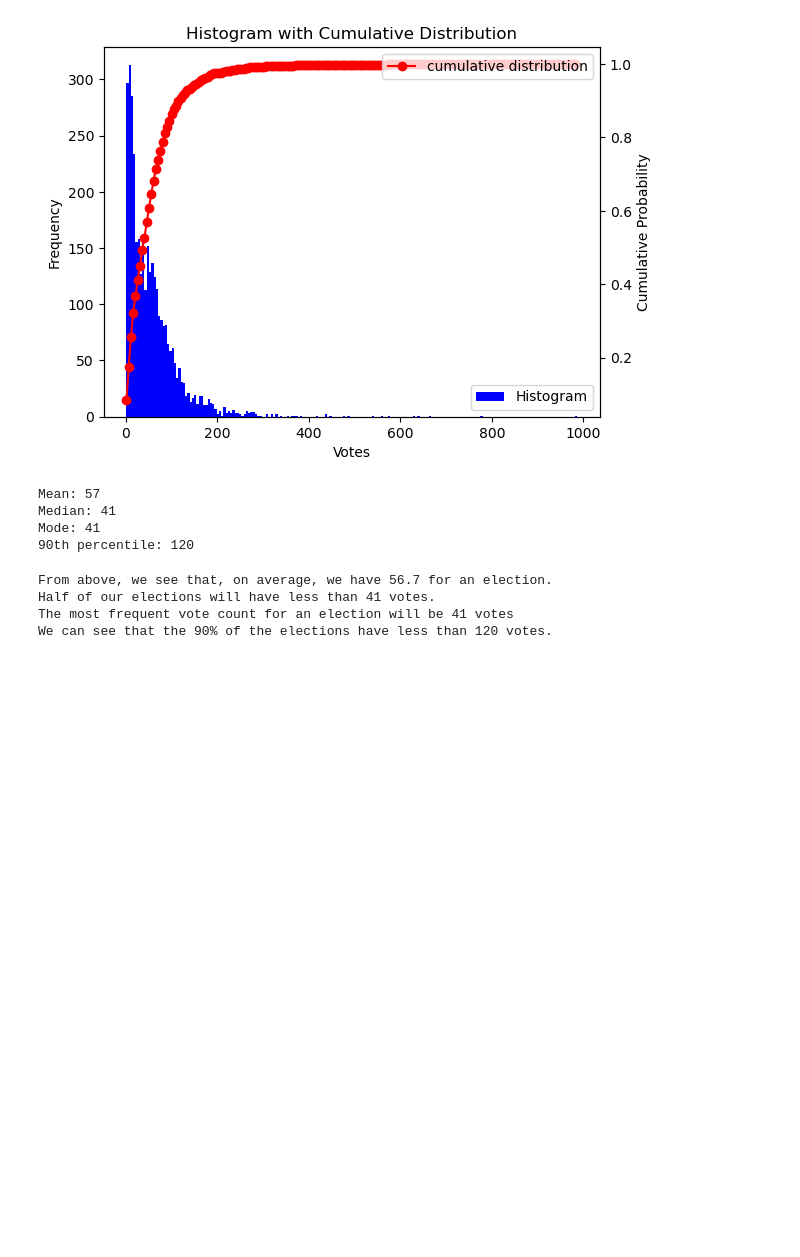
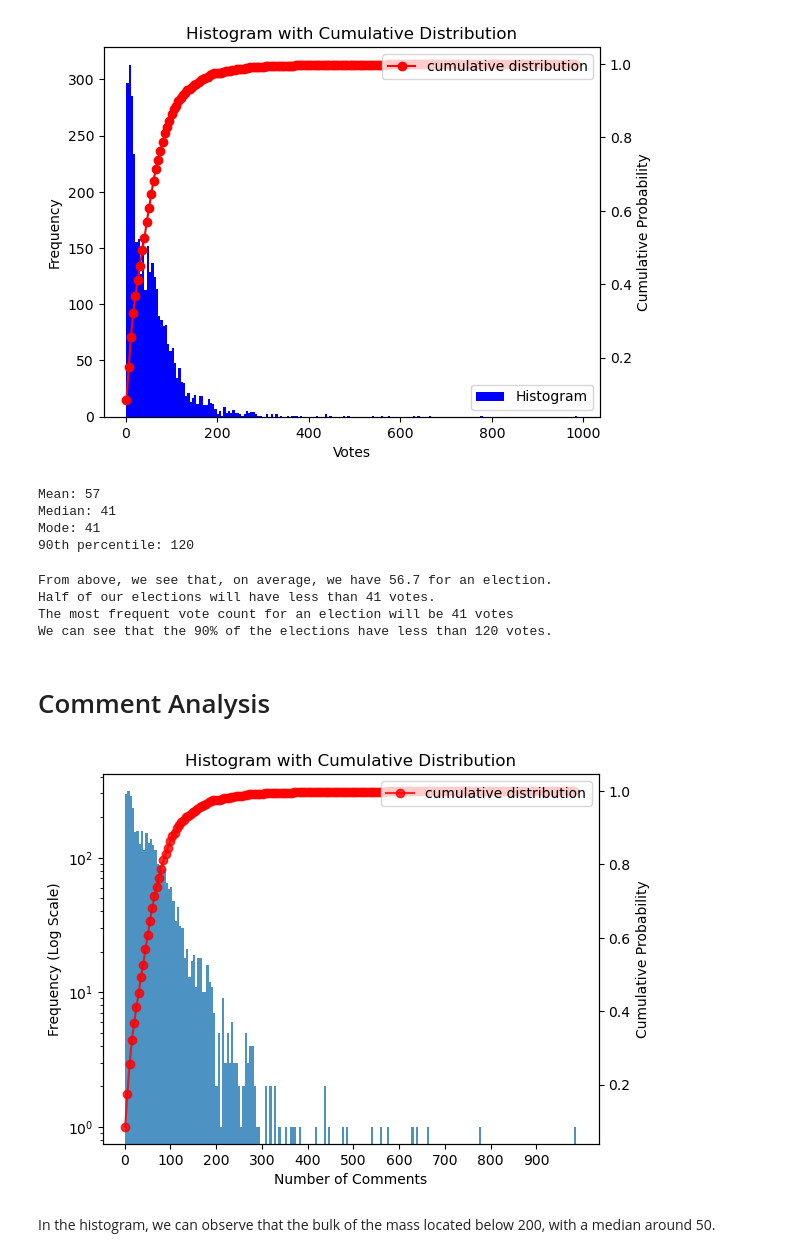
Before and after one commit to epfl-ada/ada-2024-project-ackthuallydeadalready, a Jupyter notebook: EDA.ipynb, the cells around one changed output. Saved outputs shown, nothing was run; the diff lists cells and outputs as text; code cells hidden in the pictures; blank space fills up the shorter version.

Commit message:
EDA Comment + User Participation

```diff
--- a/EDA.ipynb
+++ b/EDA.ipynb
@@ -358,3 +409,32 @@ From above, we see that, on average, we have 56.7 for an election.
 Half of our elections will have less than 41 votes.
 The most frequent vote count for an election will be 41 votes
 We can see that the 90% of the elections have less than 120 votes.
+# %% [markdown]
+# Comment Analysis
+# %%
+fig, ax1 = plt.subplots()
+
+counts, bins, patches = ax1.hist(data_vote_polarity.groupby('TGT')['TXT'].count(), bins= 200, cumulative = False, log = True, alpha = 0.8)
+
+#ax1 = plt.hist(x = data_by_tgt.SRC, bins=200, cumulative=False, label='Histogram')
+ax1.set_xlabel('Number of Comments')
+ax1.set_ylabel('Frequency (Log Scale)')
+plt.xticks(range(0,1000,100))
+#ax1.legend(loc= 'lower right')
+
+cumulative = np.cumsum(counts)
+cumulative = cumulative / cumulative[-1]
+
+ax2 = ax1.twinx()
+
+ax2.plot(bins[:-1], cumulative, color ='red', alpha= 0.8, marker='o', label = 'cumulative distribution')
+
+ax2.set_ylabel('Cumulative Probability')
+ax2.legend(loc = 'upper right')
+
+plt.title('Histogram with Cumulative Distribution')
+plt.show()
+# %% [output]
+[figure, added]
+# %% [markdown]
+In the histogram, we can observe that the bulk of the mass located below 200, with a median around 50.
```
Also changed, not shown: parts of 23 cells of this notebook.
